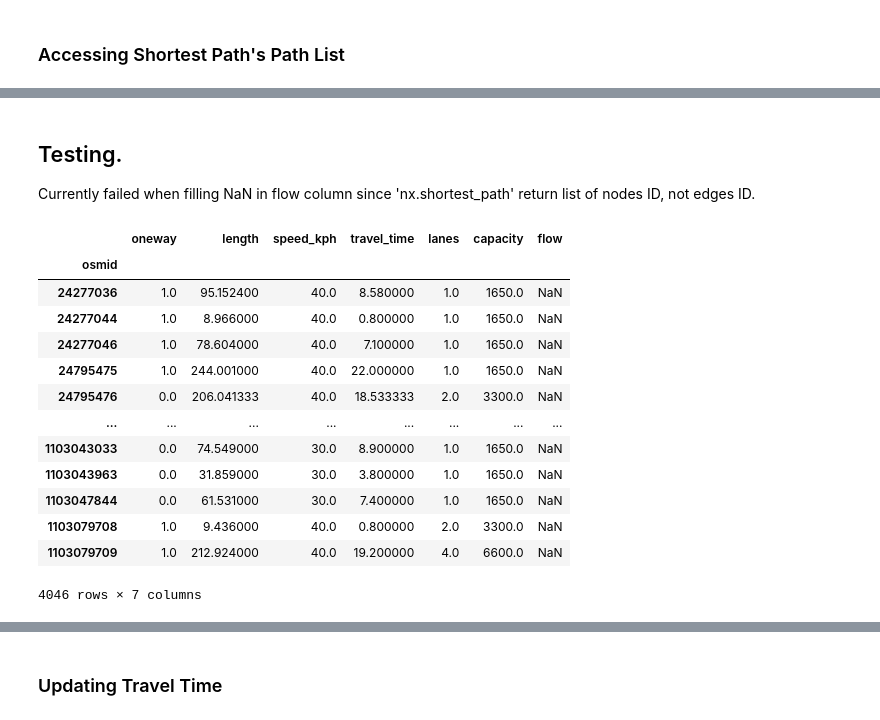
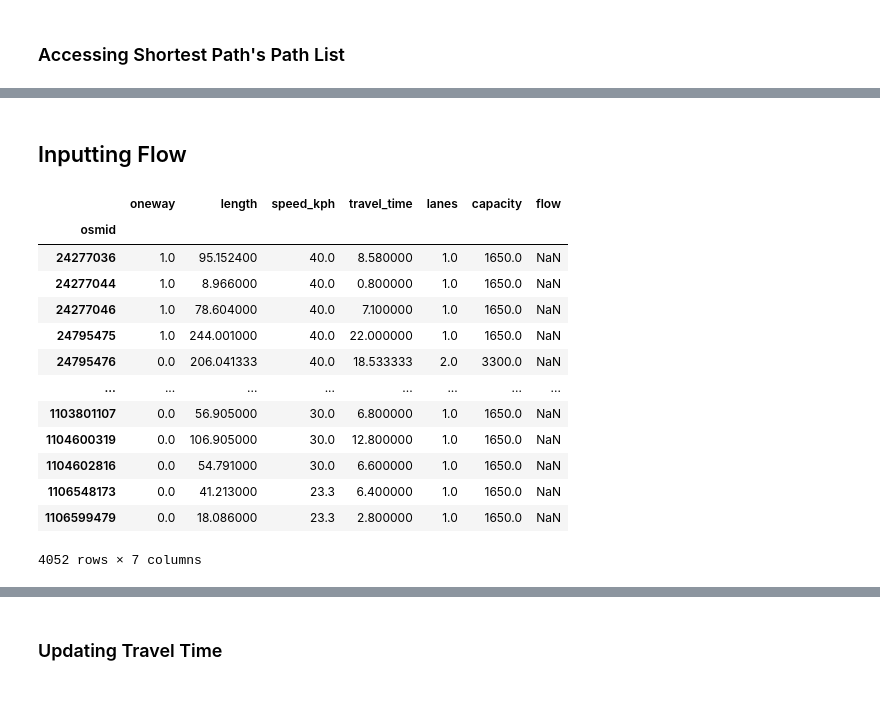
Before and after one commit to Ultios/traffix, a Jupyter notebook: notebook/DEMO.ipynb, the cells around one changed output, grey strips where cells are left out. Cells and saved outputs as stored; diff of their text form; code cells hidden in the pictures.

```diff
--- a/notebook/DEMO.ipynb
+++ b/notebook/DEMO.ipynb
@@ -898,6 +829,5 @@ Wall time: 27.4 ms
 pandas.core.series.Series
 # %% [markdown]
-## Testing.
-Currently failed when filling NaN in flow column since 'nx.shortest_path' return list of nodes ID, not edges ID.
+## Inputting Flow
 # %%
-list_jalan99 = list_jalan
+list_jalan_auxiliary = list_jalan.copy()
@@ -906,17 +834,17 @@ aggtemplist99 = aggtemplist
 # %%
-list_jalan99.groupby("osmid").mean()
+list_jalan_auxiliary.groupby("osmid").mean()
 # %% [output]
 |  | oneway | length | speed_kph | travel_time | lanes | capacity | flow |
 | osmid |  |  |  |  |  |  |  |
 | 24277036 | 1.0 | 95.152400 | 40.0 | 8.580000 | 1.0 | 1650.0 | NaN |
 | 24277044 | 1.0 | 8.966000 | 40.0 | 0.800000 | 1.0 | 1650.0 | NaN |
 | 24277046 | 1.0 | 78.604000 | 40.0 | 7.100000 | 1.0 | 1650.0 | NaN |
 | 24795475 | 1.0 | 244.001000 | 40.0 | 22.000000 | 1.0 | 1650.0 | NaN |
 | 24795476 | 0.0 | 206.041333 | 40.0 | 18.533333 | 2.0 | 3300.0 | NaN |
 | ... | ... | ... | ... | ... | ... | ... | ... |
-| 1103043033 | 0.0 | 74.549000 | 30.0 | 8.900000 | 1.0 | 1650.0 | NaN |
-| 1103043963 | 0.0 | 31.859000 | 30.0 | 3.800000 | 1.0 | 1650.0 | NaN |
-| 1103047844 | 0.0 | 61.531000 | 30.0 | 7.400000 | 1.0 | 1650.0 | NaN |
-| 1103079708 | 1.0 | 9.436000 | 40.0 | 0.800000 | 2.0 | 3300.0 | NaN |
-| 1103079709 | 1.0 | 212.924000 | 40.0 | 19.200000 | 4.0 | 6600.0 | NaN |
+| 1103801107 | 0.0 | 56.905000 | 30.0 | 6.800000 | 1.0 | 1650.0 | NaN |
+| 1104600319 | 0.0 | 106.905000 | 30.0 | 12.800000 | 1.0 | 1650.0 | NaN |
+| 1104602816 | 0.0 | 54.791000 | 30.0 | 6.600000 | 1.0 | 1650.0 | NaN |
+| 1106548173 | 0.0 | 41.213000 | 23.3 | 6.400000 | 1.0 | 1650.0 | NaN |
+| 1106599479 | 0.0 | 18.086000 | 23.3 | 2.800000 | 1.0 | 1650.0 | NaN |
-4046 rows × 7 columns
+4052 rows × 7 columns
```
Also changed, not shown: parts of 32 cells of this notebook.
